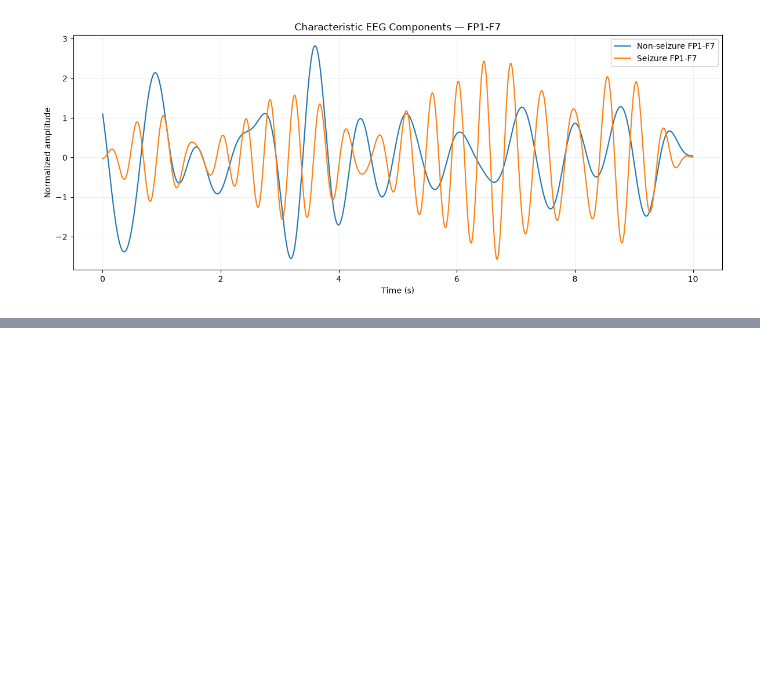
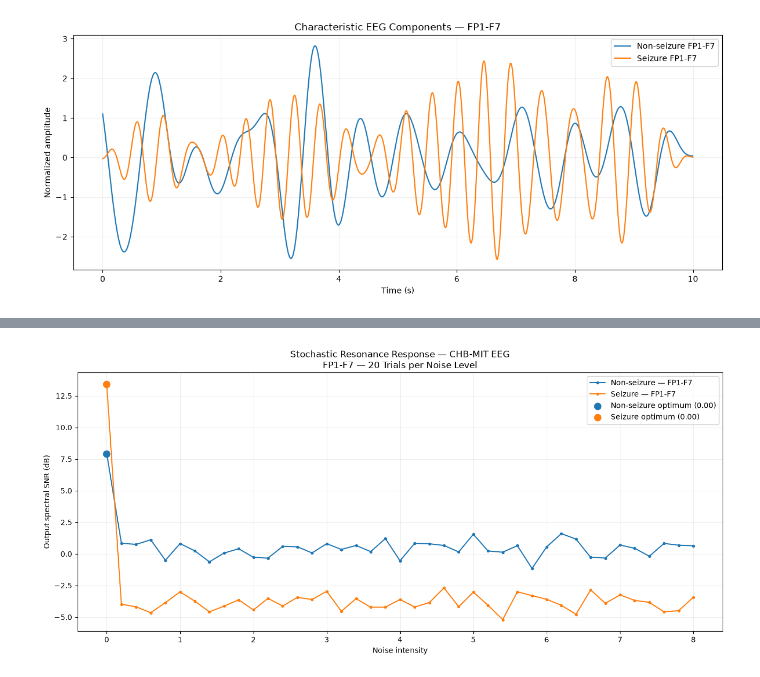
Before and after one commit to soumyabhardwaj255-cmd/ML_PROJECT1, a Jupyter notebook: notebooks/02_preprocess_chb01.ipynb, the cells around one changed output, grey strips where cells are left out. Saved outputs shown, nothing was run; the diff lists cells and outputs as text; code cells hidden in the pictures; blank space fills up the shorter version.

```diff
--- a/notebooks/02_preprocess_chb01.ipynb
+++ b/notebooks/02_preprocess_chb01.ipynb
@@ -2479,0 +4567,70 @@ print(
+# %%
+# ==========================================
+# FINAL SR RESPONSE CURVE
+# ==========================================
+
+plt.figure(figsize=(13, 6))
+
+plt.plot(
+    sr_noise_levels,
+    sr_non_mean,
+    marker="o",
+    markersize=3,
+    label="Non-seizure — FP1-F7"
+)
+
+plt.plot(
+    sr_noise_levels,
+    sr_seiz_mean,
+    marker="o",
+    markersize=3,
+    label="Seizure — FP1-F7"
+)
+
+
+# Mark optimal points
+
+plt.scatter(
+    sr_non_opt_noise,
+    sr_non_mean[sr_non_opt_idx],
+    s=80,
+    label=(
+        f"Non-seizure optimum "
+        f"({sr_non_opt_noise:.2f})"
+    )
+)
+
+plt.scatter(
+    sr_seiz_opt_noise,
+    sr_seiz_mean[sr_seiz_opt_idx],
+    s=80,
+    label=(
+        f"Seizure optimum "
+        f"({sr_seiz_opt_noise:.2f})"
+    )
+)
+
+
+plt.xlabel(
+    "Noise intensity"
+)
+
+plt.ylabel(
+    "Output spectral SNR (dB)"
+)
+
+plt.title(
+    "Stochastic Resonance Response — CHB-MIT EEG"
+    "\nFP1-F7 — 20 Trials per Noise Level"
+)
+
+plt.grid(
+    alpha=0.2
+)
+
+plt.legend()
+
+plt.tight_layout()
+plt.show()
+# %% [output]
+[figure, added]
```
Also changed, not shown: parts of 32 cells of this notebook.
